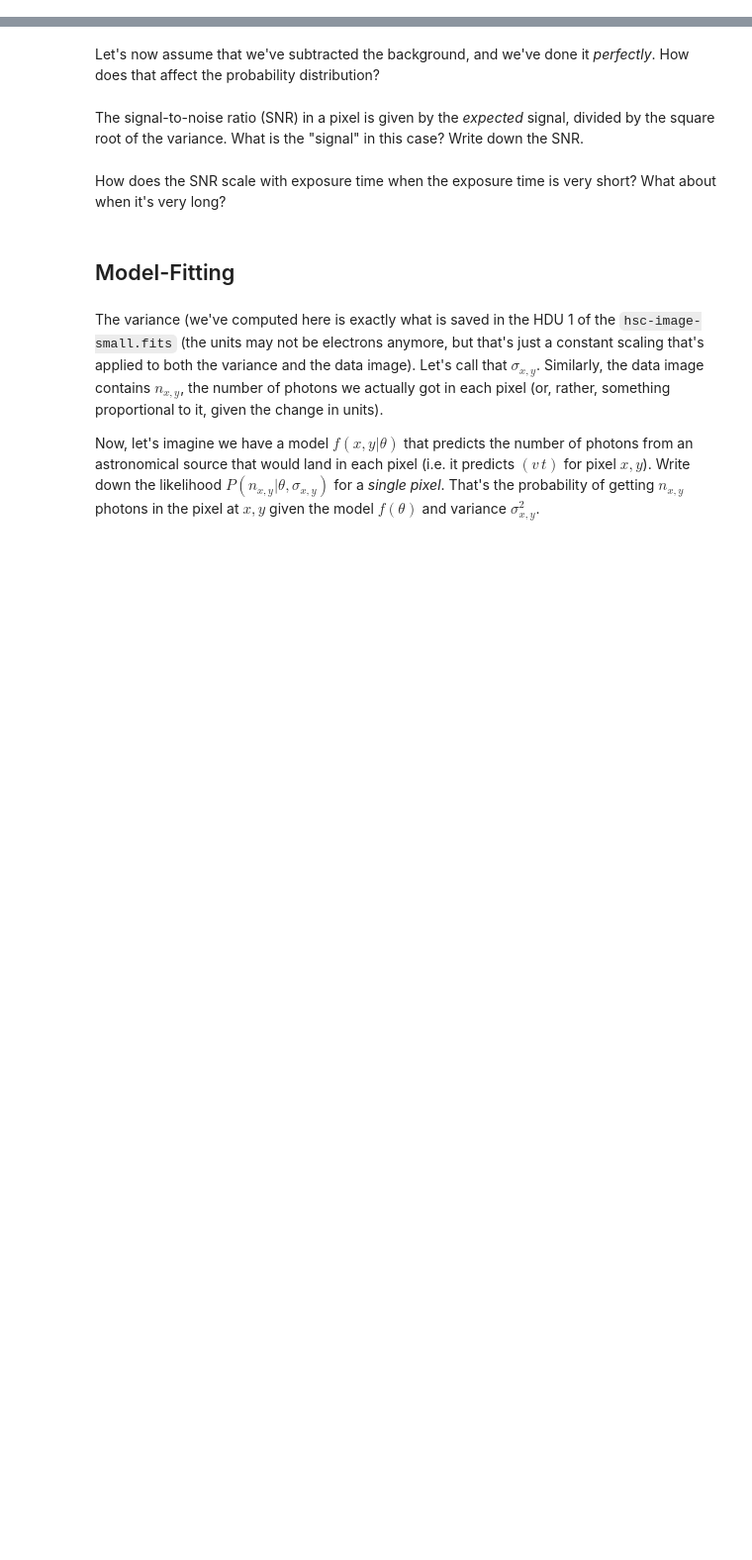
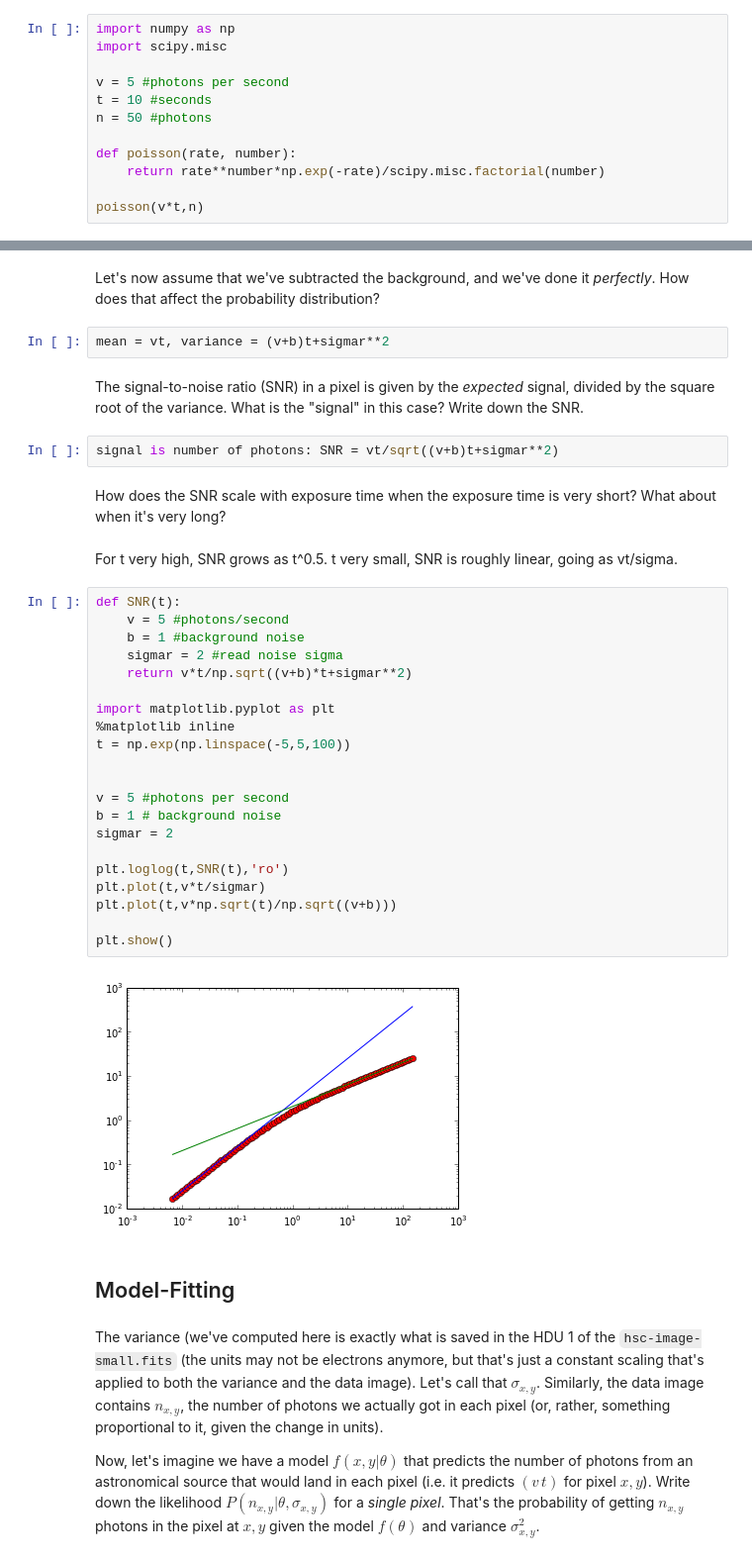
Before and after one commit to pmelchior/usrp-sciprog, a Jupyter notebook: day8/dtyi/image-processing-2.ipynb, the cells around one changed output, grey strips where cells are left out. Shown at 99% size. Drawn from its saved outputs; the diff is of its cells as text; blank space fills up the shorter version.

Commit message:
more class notes on pixel noise

```diff
--- a/day8/dtyi/image-processing-2.ipynb
+++ b/day8/dtyi/image-processing-2.ipynb
@@ -66,3 +70,15 @@ While it's not usually as difficult to get right as the PSF, creating a model fo
 ## Pixel Noise
 # %% [markdown]
 What is the probability $P(n|v,t)$ of detecting $n$ photons in a particular pixel, from an astronomical source that emits $v$ photons per second in the angular area covered by the pixel, if we have an exposure time of $t$ seconds?
+# %%
+import numpy as np
+import scipy.misc
+
+v = 5 #photons per second
+t = 10 #seconds
+n = 50 #photons
+
+def poisson(rate, number):
+    return rate**number*np.exp(-rate)/scipy.misc.factorial(number)
+
+poisson(v*t,n)
@@ -75,9 +99,38 @@ It turns out there's another source of noise, from the electronics when we try t
 # %% [markdown]
 Let's now assume that we've subtracted the background, and we've done it *perfectly*.  How does that affect the probability distribution?
+# %%
+mean = vt, variance = (v+b)t+sigmar**2
 # %% [markdown]
 The signal-to-noise ratio (SNR) in a pixel is given by the *expected* signal, divided by the square root of the variance.  What is the "signal" in this case?  Write down the SNR.
+# %%
+signal is number of photons: SNR = vt/sqrt((v+b)t+sigmar**2)
 # %% [markdown]
 How does the SNR scale with exposure time when the exposure time is very short?  What about when it's very long?
+# %% [markdown]
+For t very high, SNR grows as t^0.5. t very small, SNR is roughly linear, going as vt/sigma.
+# %%
+def SNR(t):
+    v = 5 #photons/second
+    b = 1 #background noise
+    sigmar = 2 #read noise sigma
+    return v*t/np.sqrt((v+b)*t+sigmar**2)
+
+import matplotlib.pyplot as plt
+%matplotlib inline
+t = np.exp(np.linspace(-5,5,100))
+
+
+v = 5 #photons per second
+b = 1 # background noise
+sigmar = 2
+
+plt.loglog(t,SNR(t),'ro')
+plt.plot(t,v*t/sigmar)
+plt.plot(t,v*np.sqrt(t)/np.sqrt((v+b)))
+
+plt.show()
+# %% [output]
+[figure, added]
 # %% [markdown]
 ## Model-Fitting
 # %% [markdown]
```
Also changed, not shown: parts of 6 cells of this notebook.
